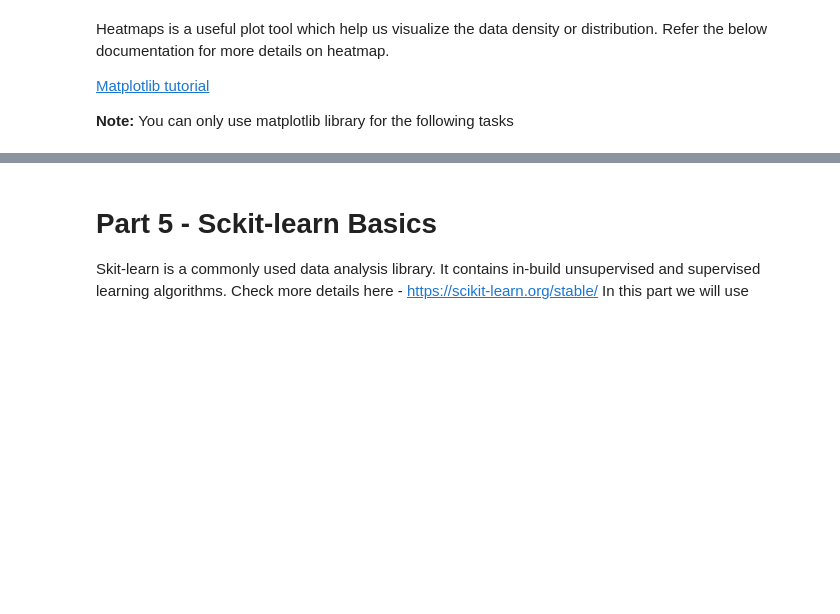
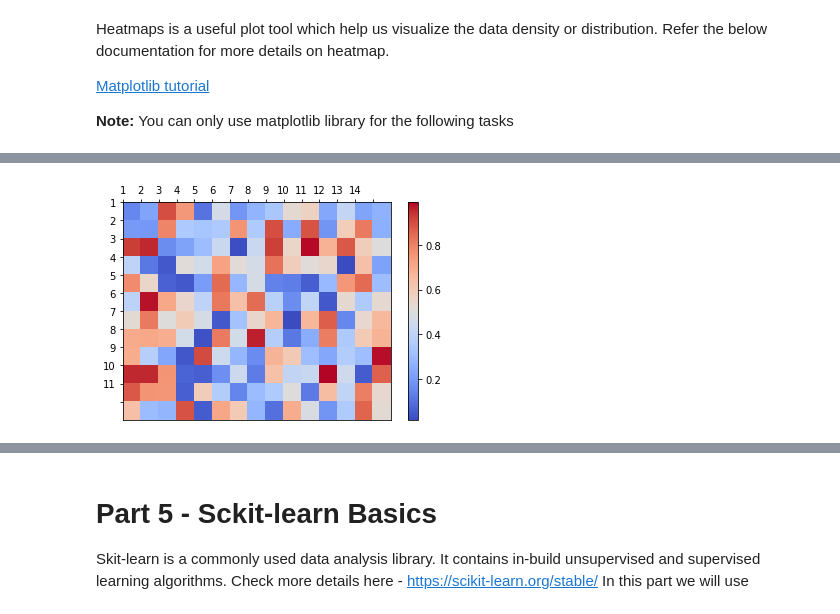
Before and after one commit to zemingzhang1/CSE574LECC-Intro-Machine-Learning, a Jupyter notebook: Assignment 0/Final_spring23_assignment0.ipynb, the cells around one changed output, grey strips where cells are left out. Saved outputs shown, nothing was run; the diff lists cells and outputs as text; code cells hidden in the pictures; blank space fills up the shorter version.

```diff
--- a/Assignment 0/Final_spring23_assignment0.ipynb
+++ b/Assignment 0/Final_spring23_assignment0.ipynb
@@ -728,3 +732,31 @@ Take any random numpy array of dimension 12x15 and plot a heatmap
+# %%
+''' Heatmap
+Take any random numpy array of dimension 12x15 and plot a heatmap
+'''
+
+# BEGIN YOUR CODE
+# Generate random 12x15 numpy array
+data = np.random.rand(12, 15)
+
+# Create heatmap using matplotlib and add colorbar legend
+fig, axs = plt.subplots()
+plt.colorbar(axs.pcolor(data, cmap='coolwarm'))
+
+# Set axis labels
+axs.set_xticks(np.arange(data.shape[1]), minor=False)
+axs.set_yticks(np.arange(data.shape[0]), minor=False)
+axs.invert_yaxis()
+axs.xaxis.tick_top()
+
+# Add axis labels
+axs.set_xticklabels(np.arange(1, data.shape[1]), minor=False)
+axs.set_yticklabels(np.arange(1, data.shape[0]), minor=False)
+
+# Show plot
+plt.show()
+# END YOUR CODE
+# %% [output]
+[figure, added]
 # %%
 '''For the given value x plot the function y = 1/x using list comprehension on y.
 You can check https://docs.python.org/3/tutorial/datastructures.html#list-comprehensions to learn how to use list comprehension
```
Also changed, not shown: parts of 14 cells of this notebook, 1 other file.
